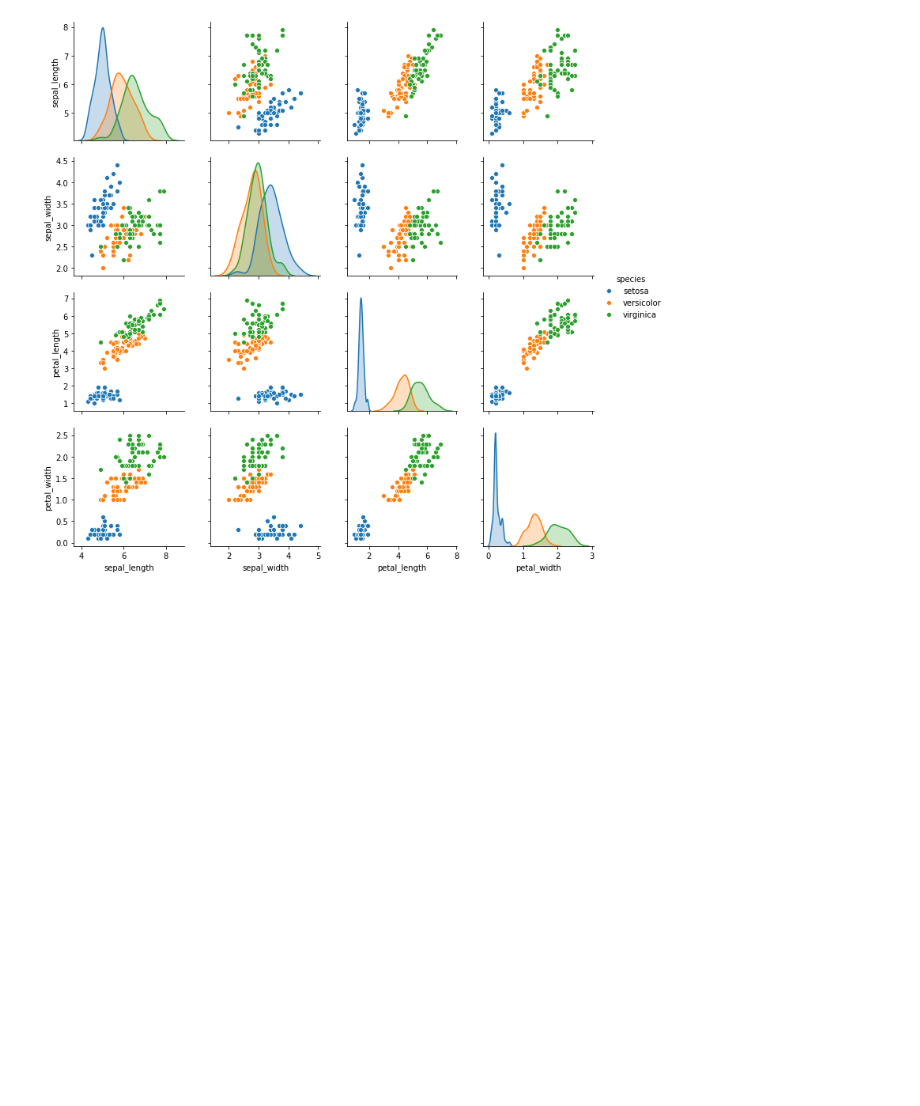
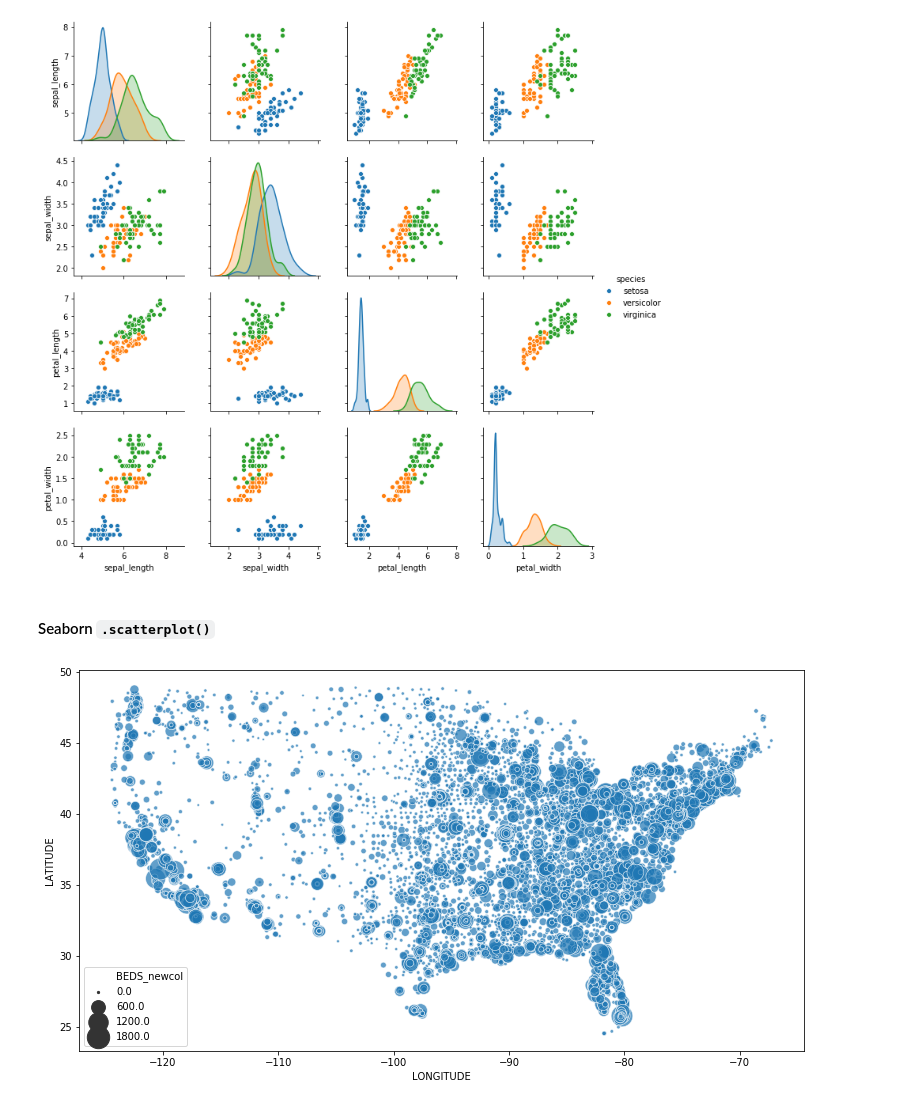
Before and after one commit to pratt-savi-810/pratt-savi-810-2020-03-lesson_04, a Jupyter notebook: completed/lesson_04_completed.ipynb, the cells around one changed output. Cells and saved outputs as stored; diff of their text form; code cells hidden in the pictures; blank space fills up the shorter version.

```diff
--- a/completed/lesson_04_completed.ipynb
+++ b/completed/lesson_04_completed.ipynb
@@ -443,3 +626,20 @@ sns.pairplot(iris);
 sns.pairplot(iris, hue="species");
 # %% [output]
 [figure]
+# %% [markdown]
+#### Seaborn `.scatterplot()`
+# %%
+plt.figure(figsize=(13, 7))
+
+sns.scatterplot(
+    data=df[
+        (df['STATE'] != 'PW') & (df['STATE'] != 'GU') & (df['STATE'] != 'MP') & (df['STATE'] != 'AK') & (df['STATE'] != 'HI') & (df['STATE'] != 'PR') & (df['STATE'] != 'VI')
+    ],
+    x="LONGITUDE",
+    y="LATITUDE",
+    size="BEDS_newcol",
+    sizes=(5, 500),
+    alpha=0.7,
+);
+# %% [output]
+[figure, added]
```
Also changed, not shown: parts of 40 cells of this notebook, 2 other files.
